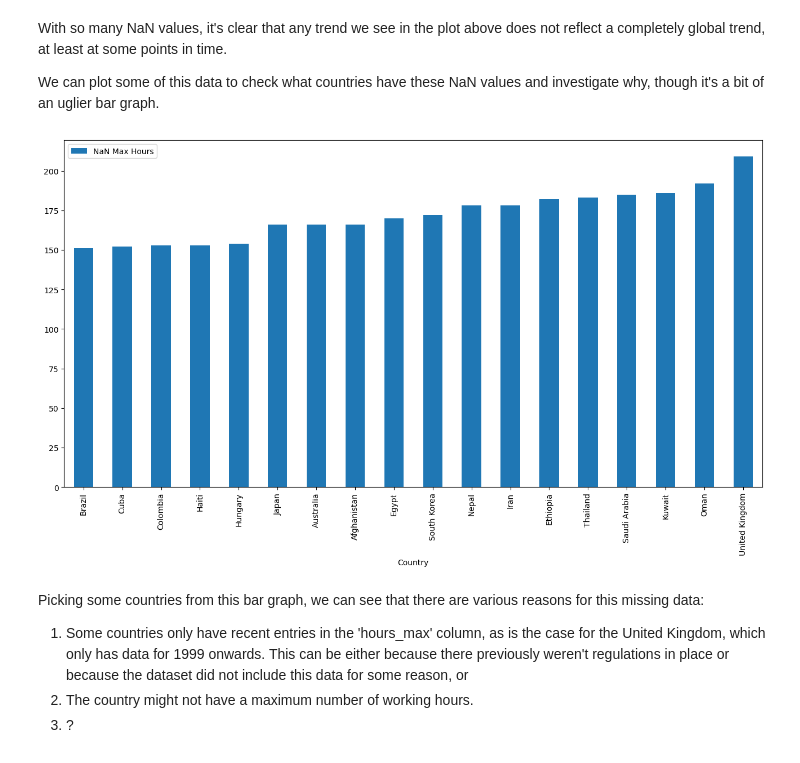
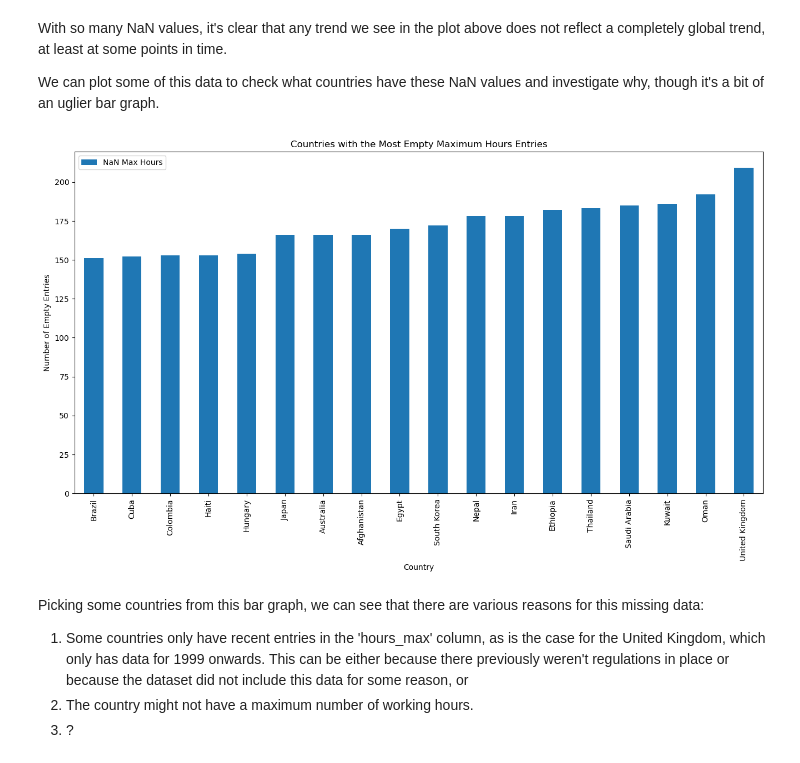
Before and after one commit to trevor-moss/ek121_finalProj, a Jupyter notebook: submission_format.ipynb, the cells around one changed output. Cells and saved outputs as stored; diff of their text form; code cells hidden in the pictures.

Commit message:
little titles

```diff
--- a/submission_format.ipynb
+++ b/submission_format.ipynb
@@ -236,9 +236,13 @@ With so many NaN values, it's clear that any trend we see in the plot above does
 We can plot some of this data to check what countries have these NaN values and investigate why, though it's a bit of an uglier bar graph.
 # %%
 df_NaN_max_hours.loc[df_NaN_max_hours['NaN Max Hours'] > 150].plot.bar()
+
+plt.title("Countries with the Most Empty Maximum Hours Entries")
+plt.ylabel("Number of Empty Entries")
+plt.xlabel("Country")
 plt.show()
 # %% [output]
-[figure, old version]
+[figure, new version]
 # %% [markdown]
 Picking some countries from this bar graph, we can see that there are various reasons for this missing data:
 1. Some countries only have recent entries in the 'hours_max' column, as is the case for the United Kingdom, which only has data for 1999 onwards. This can be either because there previously weren't regulations in place or because the dataset did not include this data for some reason, or
```
